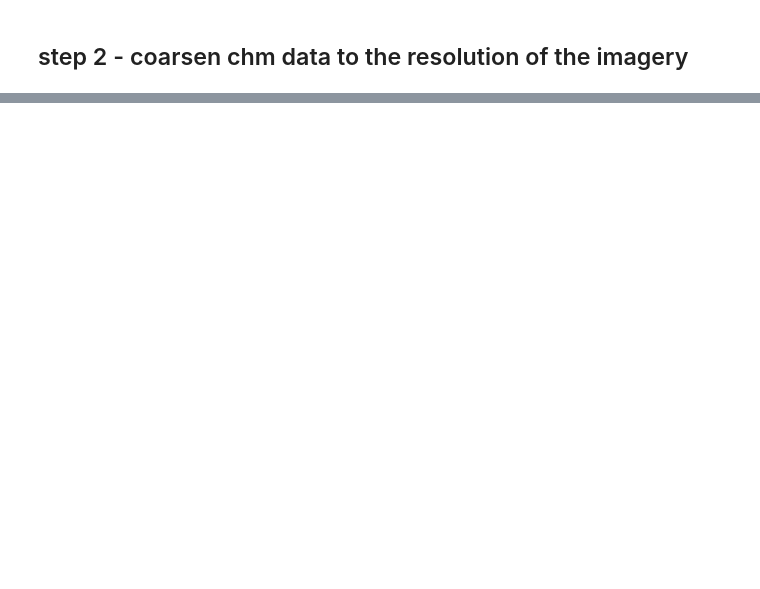
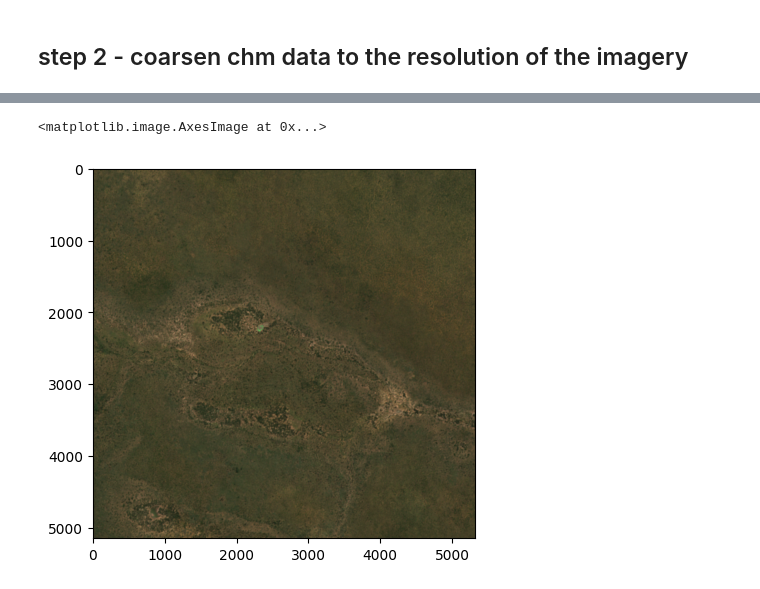
Before and after one commit to estherrolf/tree_mapping, a Jupyter notebook: process_data/aggregate_lidar_by_site.ipynb, the cells around one changed output, grey strips where cells are left out. Saved outputs shown, nothing was run; the diff lists cells and outputs as text; code cells hidden in the pictures; blank space fills up the shorter version.

```diff
--- a/process_data/aggregate_lidar_by_site.ipynb
+++ b/process_data/aggregate_lidar_by_site.ipynb
@@ -189,0 +295,6 @@ Processing ../data/tmp/tmp.tif [1/1] : 0...10...20...30...40...50...60...70...80
+# %%
+
+plt.imshow(data.transpose(1,2,0) / 255. )
+# %% [output]
+<matplotlib.image.AxesImage at 0x...>
+[figure, added]
```
Also changed, not shown: parts of 16 cells of this notebook, 15 other files.
